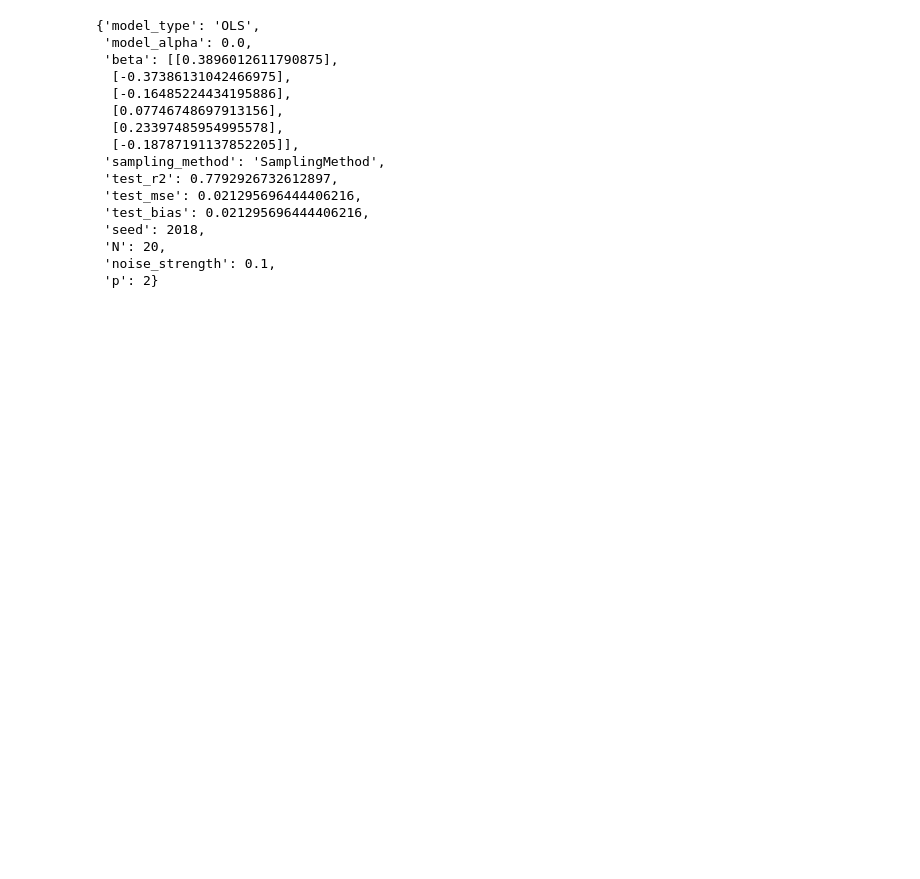
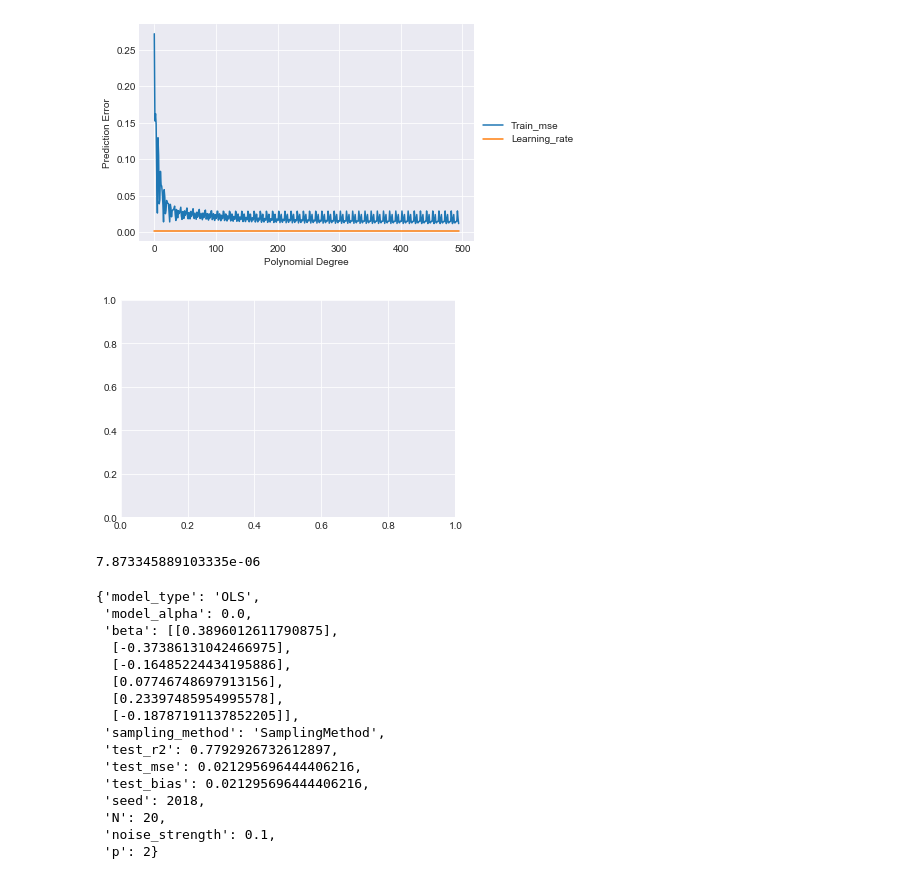
Before and after one commit to marianylund/fysstkprojects, a Jupyter notebook: Project2/experimenting.ipynb, the cells around one changed output. Saved outputs shown, nothing was run; the diff lists cells and outputs as text; code cells hidden in the pictures; blank space fills up the shorter version.

```diff
--- a/Project2/experimenting.ipynb
+++ b/Project2/experimenting.ipynb
@@ -1,3 +7,25 @@
+# %%
+cfg = Config()
+
+output_dir = ROJECT_ROOT_DIR.joinpath(cfg.OUTPUT_DIR)
+best_data_dict = load_best_checkpoint(output_dir)
+# print(len(list(best_data_dict["Train_mse"].values())))
+# print(len(list(best_data_dict["Train_r2"].values())))
+# print(len(list(best_data_dict["Learning_rate"].values())))
+# print(len([x for x in range(best_data_dict["Step"] + 1)]))
+values_to_plot = {
+    "Train_mse": list(best_data_dict["Train_mse"].values()),
+    #"Train_r2": list(best_data_dict["Train_r2"].values()),
+    "Learning_rate": list(best_data_dict["Learning_rate"].values()),
+}
+plot_values_with_info([x for x in range(best_data_dict["Step"] + 1)], values_to_plot)
+# %% [output]
+[figure, added]
+[figure, added]
+# %%
+print(np.mean(list(best_data_dict["Learning_step"].values())))
+# %% [output]
+7.873345889103335e-06
 # %%
 import numpy as np
 from random import random, seed
```
Also changed, not shown: parts of 1 cell of this notebook, 17 other files.
